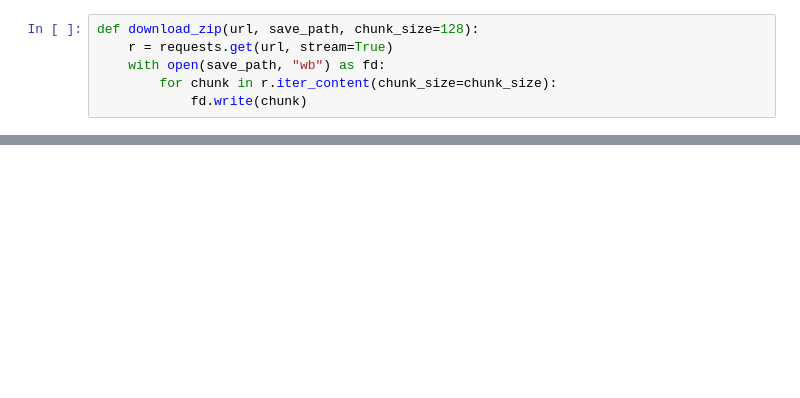
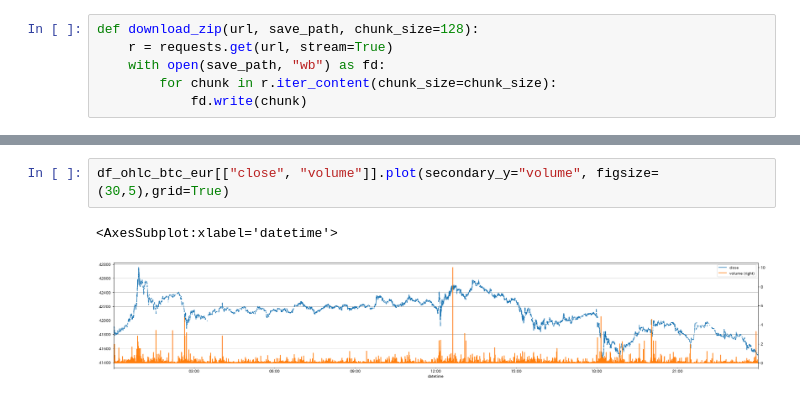
Before and after one commit to fin-py/botter4visualization, a Jupyter notebook: source/static_plots.ipynb, the cells around one changed output, grey strips where cells are left out. Saved outputs shown, nothing was run; the diff lists cells and outputs as text; blank space fills up the shorter version.

```diff
--- a/source/static_plots.ipynb
+++ b/source/static_plots.ipynb
@@ -73,0 +160,5 @@ DOWNLOADING https://api.cryptochassis.com/v1, binance, btc-eur, 2022-04-02 TO /t
+# %%
+df_ohlc_btc_eur[["close", "volume"]].plot(secondary_y="volume", figsize=(30,5),grid=True)
+# %% [output]
+<AxesSubplot:xlabel='datetime'>
+[figure, added]
```
Also changed, not shown: parts of 31 cells of this notebook.
